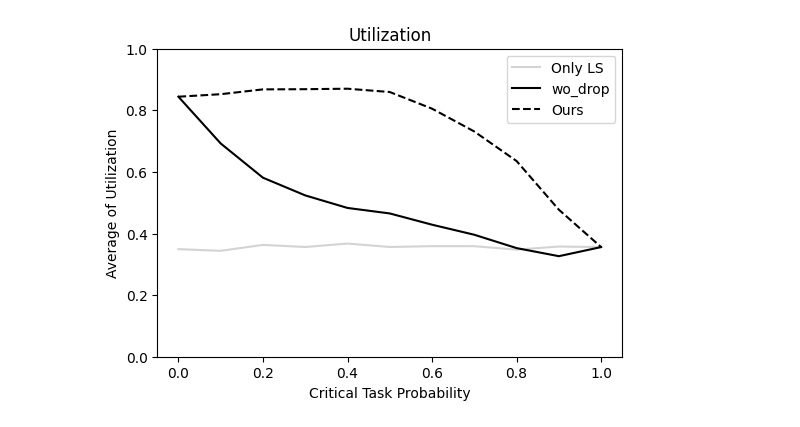
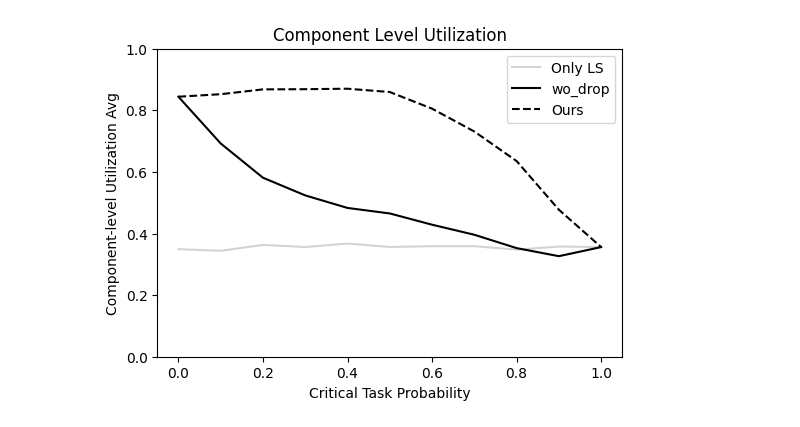
Before and after one commit to Akyeast/softerr_sim, a Jupyter notebook: vis/vis_utilization.ipynb, the cells around one changed output. Cells and saved outputs as stored; diff of their text form; code cells hidden in the pictures.

Commit message:
fix axis name (utilization)

```diff
--- a/vis/vis_utilization.ipynb
+++ b/vis/vis_utilization.ipynb
@@ -30,17 +28,17 @@ for file in files :
 # %%
 plt.figure(figsize=(6,4))
 
 plt.plot(criticality_prob_list, ls, label='Only LS', color='lightgray')
 plt.plot(criticality_prob_list, wo, label='wo_drop', color='black')
 plt.plot(criticality_prob_list, ours, label='Ours', color='black', linestyle='dashed')
 
 # # set y lim
 plt.ylim(0, 1)
 
-plt.title('Utilization')
+plt.title('Component Level Utilization')
 plt.xlabel('Critical Task Probability')
-plt.ylabel('Average of Utilization')
+plt.ylabel('Component-level Utilization Avg')
 plt.legend()
 plt.show()
 # %% [output]
-[figure, old version]
+[figure, new version]
```
Also changed, not shown: parts of 1 cell of this notebook, 1 other file.
